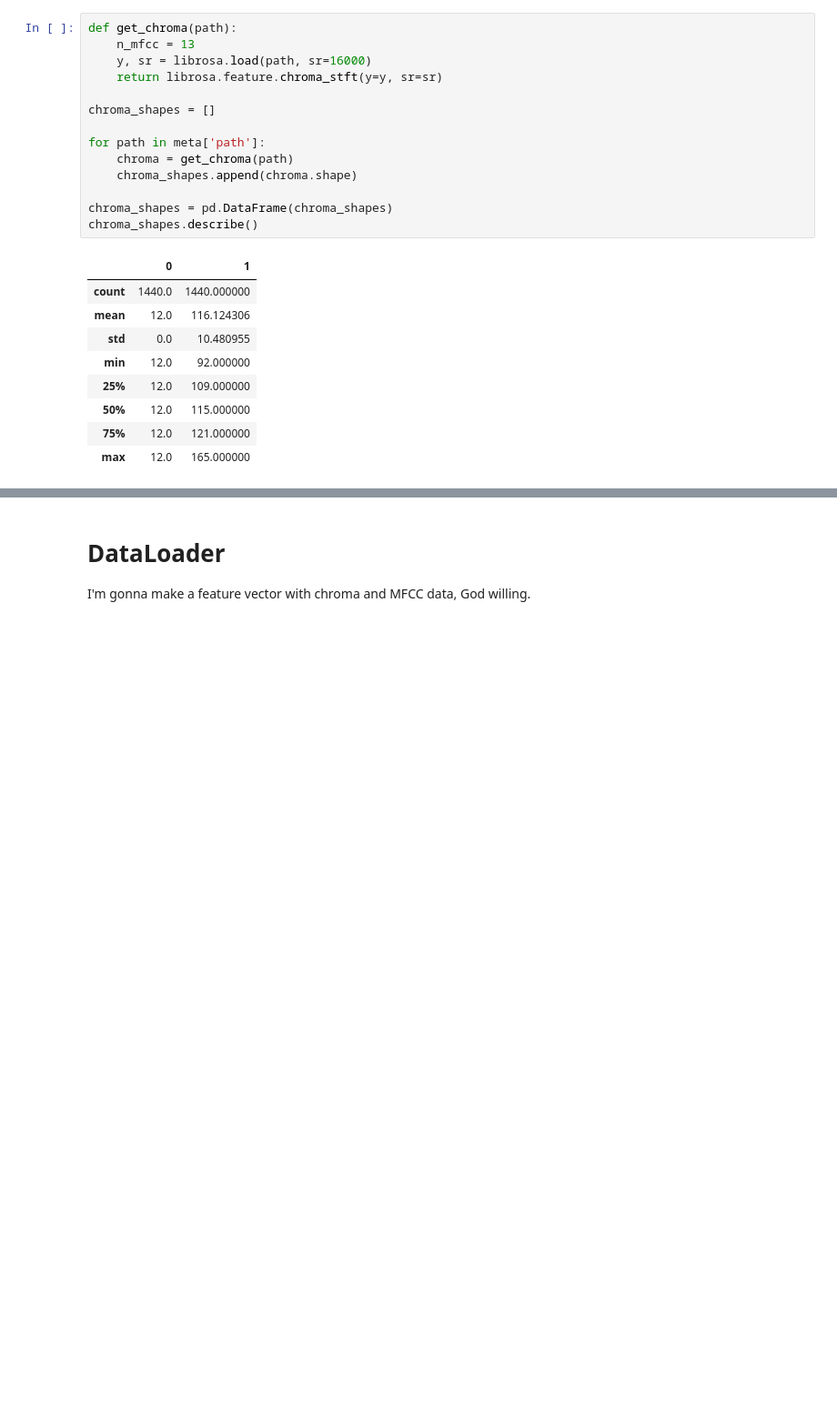
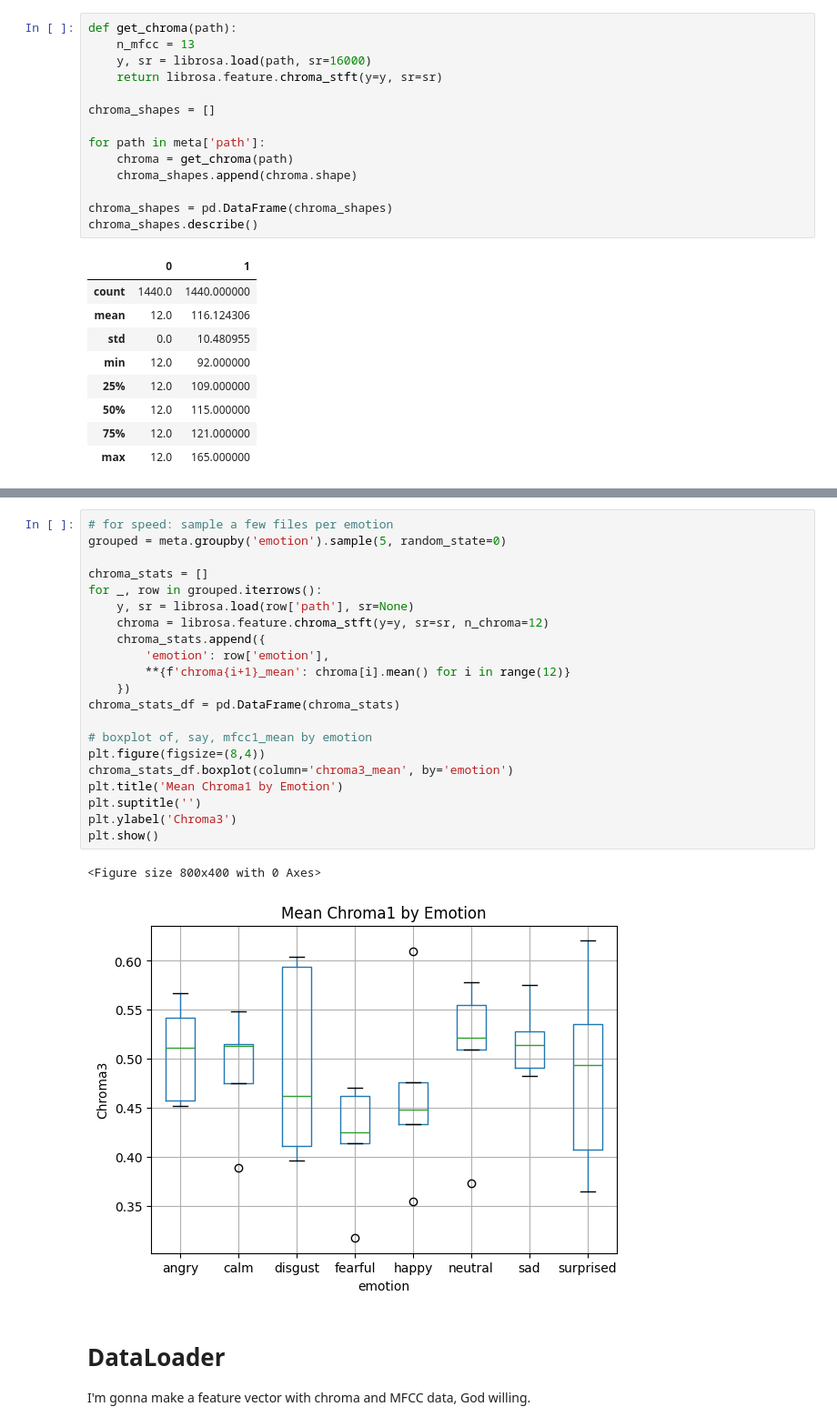
Before and after one commit to agus-fshr/ser-lstm, a Jupyter notebook: torch_lstm/ser_lstm_torch.ipynb, the cells around one changed output, grey strips where cells are left out. Shown at 91% size. Drawn from its saved outputs; the diff is of its cells as text; blank space fills up the shorter version.

```diff
--- a/torch_lstm/ser_lstm_torch.ipynb
+++ b/torch_lstm/ser_lstm_torch.ipynb
@@ -186,3 +210,27 @@ plt.show()
+# %%
+# for speed: sample a few files per emotion
+grouped = meta.groupby('emotion').sample(5, random_state=0)
+
+chroma_stats = []
+for _, row in grouped.iterrows():
+    y, sr = librosa.load(row['path'], sr=None)
+    chroma = librosa.feature.chroma_stft(y=y, sr=sr, n_chroma=12)
+    chroma_stats.append({
+        'emotion': row['emotion'],
+        **{f'chroma{i+1}_mean': chroma[i].mean() for i in range(12)}
+    })
+chroma_stats_df = pd.DataFrame(chroma_stats)
+
+# boxplot of, say, mfcc1_mean by emotion
+plt.figure(figsize=(8,4))
+chroma_stats_df.boxplot(column='chroma3_mean', by='emotion')
+plt.title('Mean Chroma1 by Emotion')
+plt.suptitle('')
+plt.ylabel('Chroma3')
+plt.show()
+# %% [output]
+<Figure size 800x400 with 0 Axes>
+[figure, added]
 # %% [markdown]
 # DataLoader
 I'm gonna make a feature vector with chroma and MFCC data, God willing.
```
Also changed, not shown: parts of 12 cells of this notebook, 6 other files.
